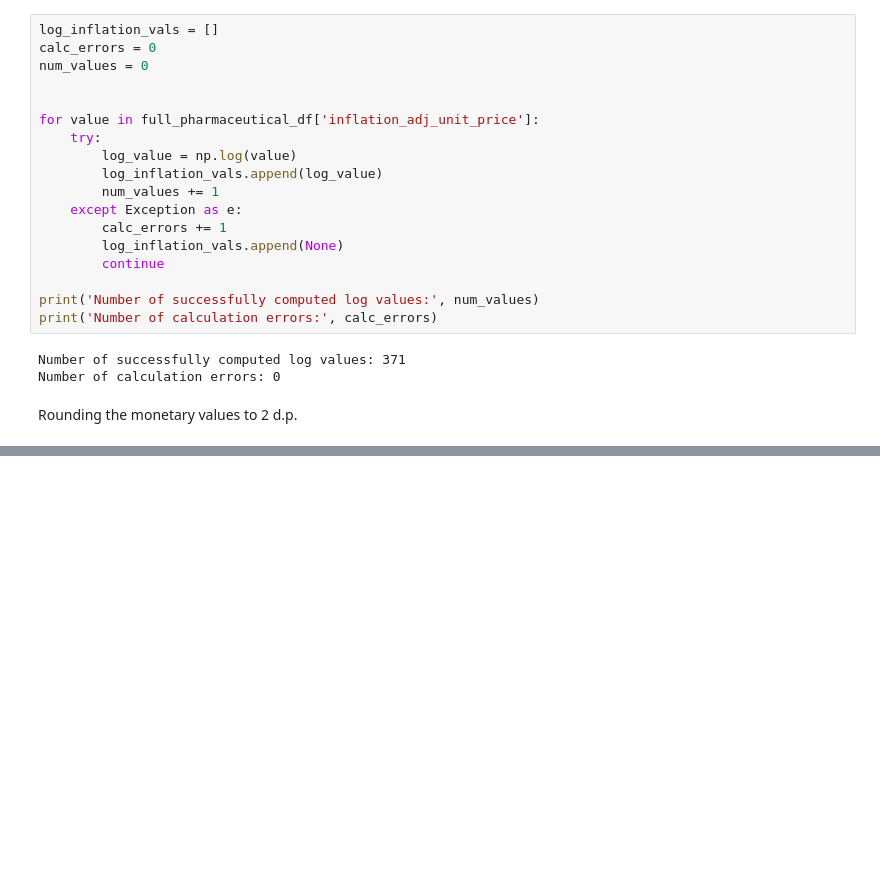
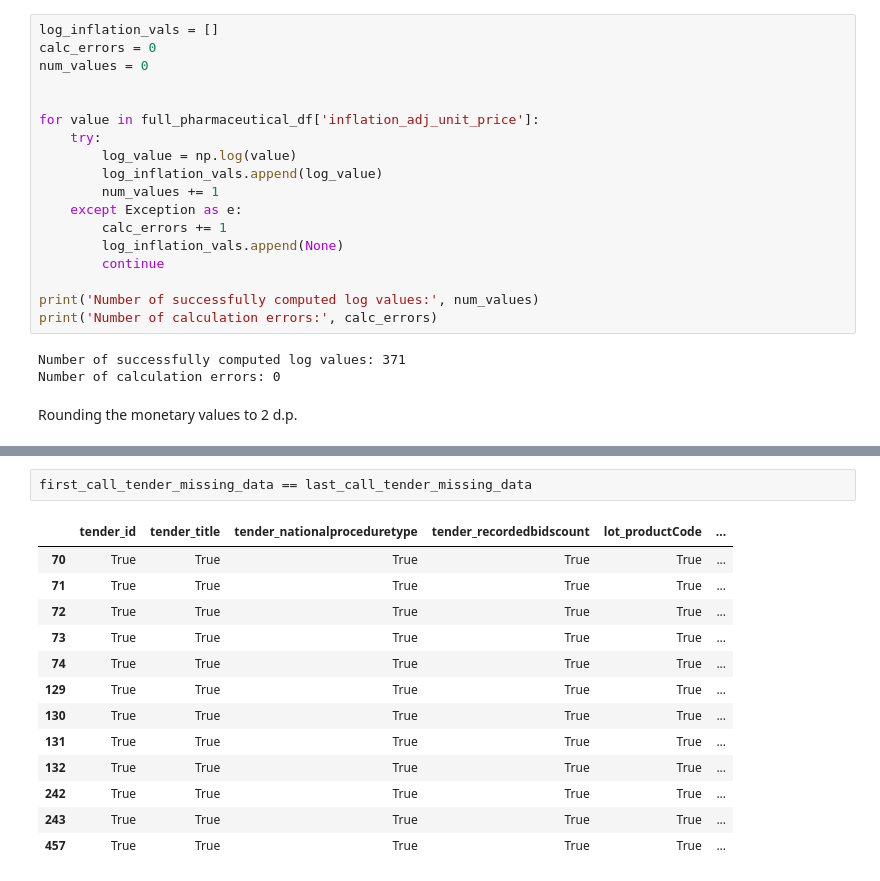
Before and after one commit to aidanlockwood20/MXN442-Assignment2-Project, a Jupyter notebook: report.ipynb, the cells around one changed output, grey strips where cells are left out. Cells and saved outputs as stored; diff of their text form; blank space fills up the shorter version.

```diff
--- a/report.ipynb
+++ b/report.ipynb
@@ -900,0 +902,16 @@ full_pharmaceutical_df
+# %%
+first_call_tender_missing_data == last_call_tender_missing_data
+# %% [output]
+|  | tender_id | tender_title | tender_nationalproceduretype | tender_recordedbidscount | lot_productCode | ... |
+| 70 | True | True | True | True | True | ... |
+| 71 | True | True | True | True | True | ... |
+| 72 | True | True | True | True | True | ... |
+| 73 | True | True | True | True | True | ... |
+| 74 | True | True | True | True | True | ... |
+| 129 | True | True | True | True | True | ... |
+| 130 | True | True | True | True | True | ... |
+| 131 | True | True | True | True | True | ... |
+| 132 | True | True | True | True | True | ... |
+| 242 | True | True | True | True | True | ... |
+| 243 | True | True | True | True | True | ... |
+| 457 | True | True | True | True | True | ... |
```
Also changed, not shown: parts of 34 cells of this notebook.
